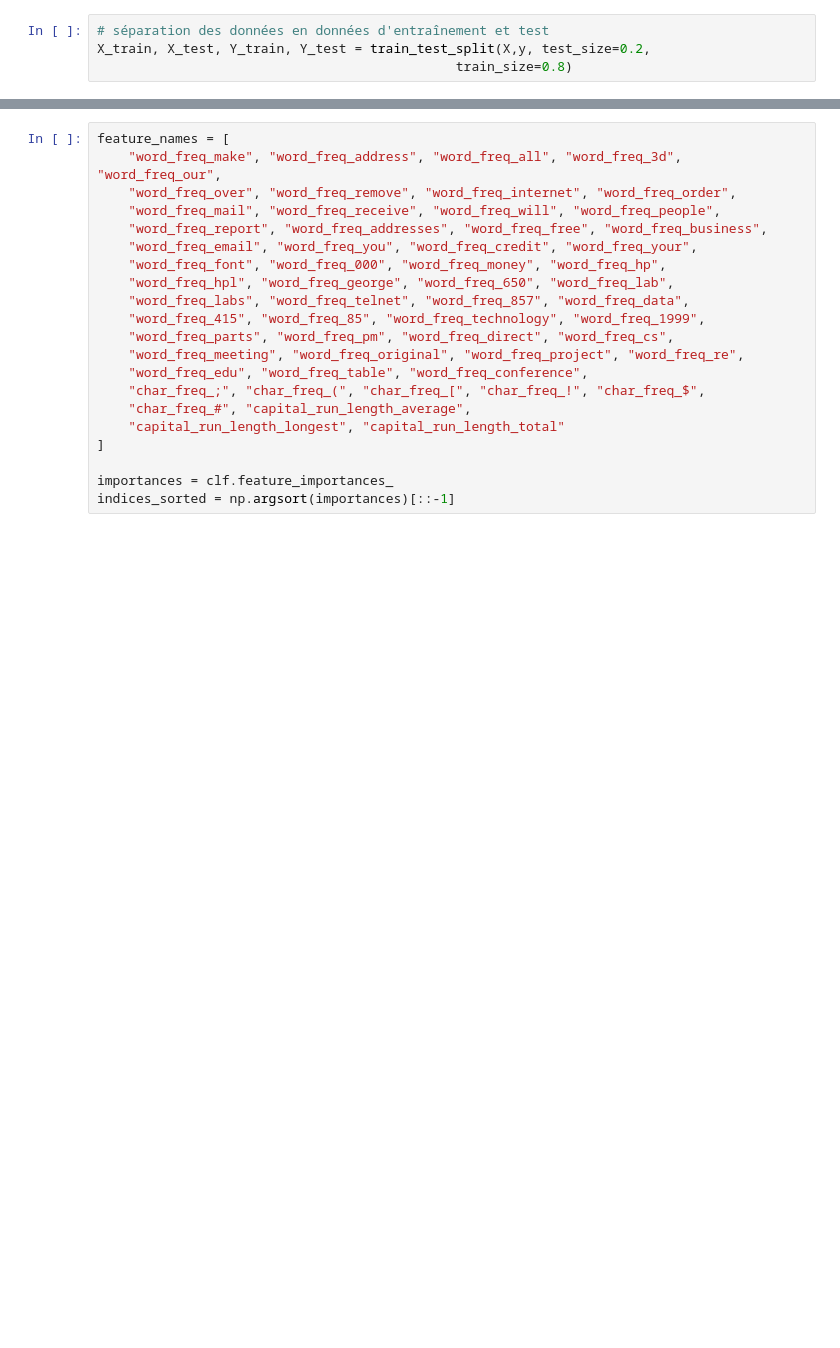
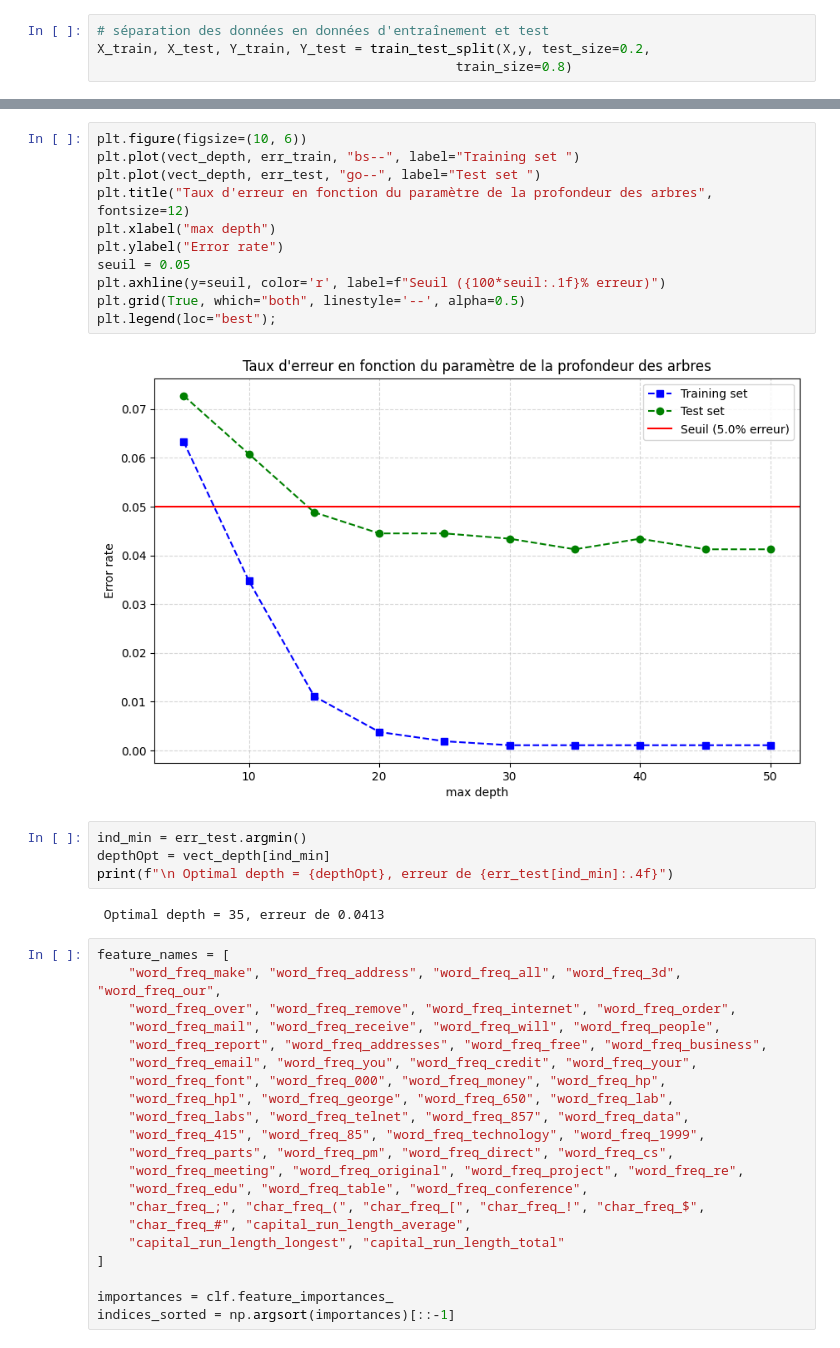
Before and after one commit to nathansourdrille/machine-learning, a Jupyter notebook: Random_forest/TP10.ipynb, the cells around one changed output, grey strips where cells are left out. Drawn from its saved outputs; the diff is of its cells as text; blank space fills up the shorter version.

```diff
--- a/Random_forest/TP10.ipynb
+++ b/Random_forest/TP10.ipynb
@@ -35,3 +82,22 @@ RandomForestClassifier(random_state=42)
+# %%
+plt.figure(figsize=(10, 6))
+plt.plot(vect_depth, err_train, "bs--", label="Training set ")
+plt.plot(vect_depth, err_test, "go--", label="Test set ")
+plt.title("Taux d'erreur en fonction du paramètre de la profondeur des arbres", fontsize=12)
+plt.xlabel("max depth")
+plt.ylabel("Error rate")
+seuil = 0.05
+plt.axhline(y=seuil, color='r', label=f"Seuil ({100*seuil:.1f}% erreur)")
+plt.grid(True, which="both", linestyle='--', alpha=0.5)
+plt.legend(loc="best");
+# %% [output]
+[figure, added]
+# %%
+ind_min = err_test.argmin()
+depthOpt = vect_depth[ind_min]
+print(f"\n Optimal depth = {depthOpt}, erreur de {err_test[ind_min]:.4f}")
+# %% [output]
+ Optimal depth = 35, erreur de 0.0413
 # %%
 feature_names = [
     "word_freq_make", "word_freq_address", "word_freq_all", "word_freq_3d", "word_freq_our",
```
Also changed, not shown: parts of 26 cells of this notebook, 1 other file.
